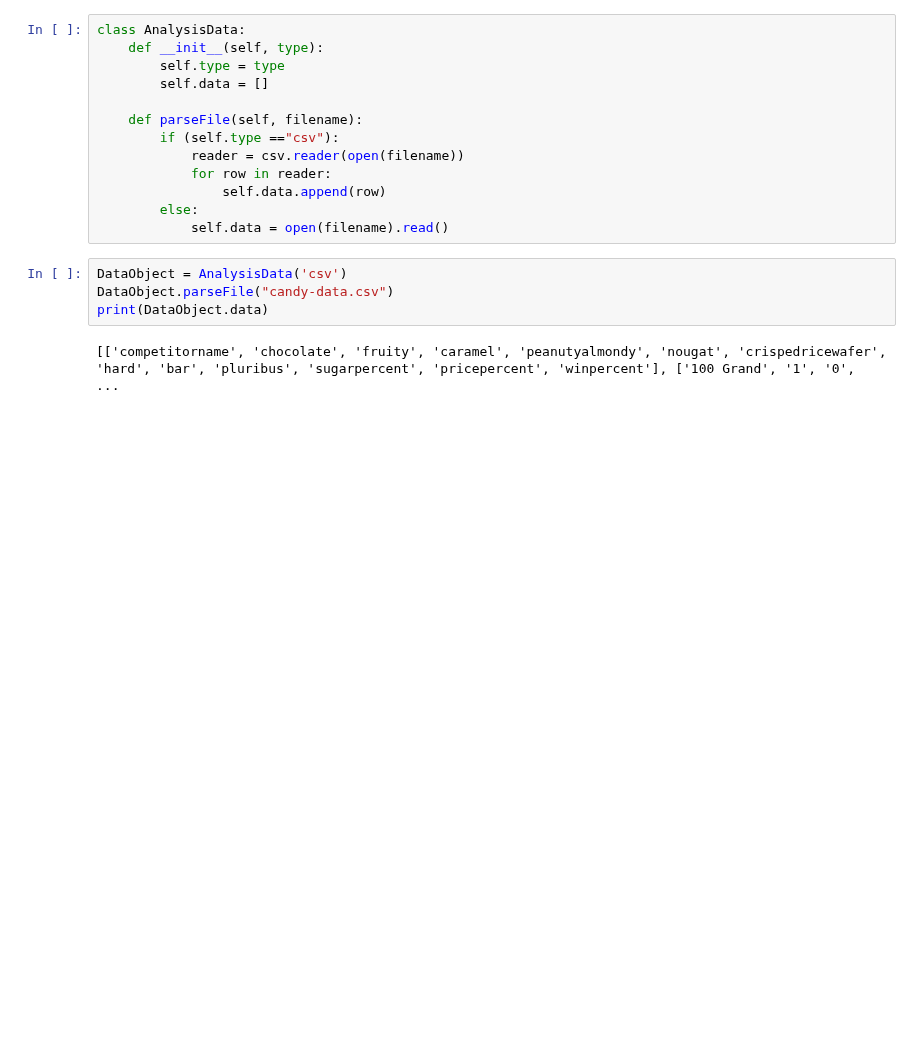
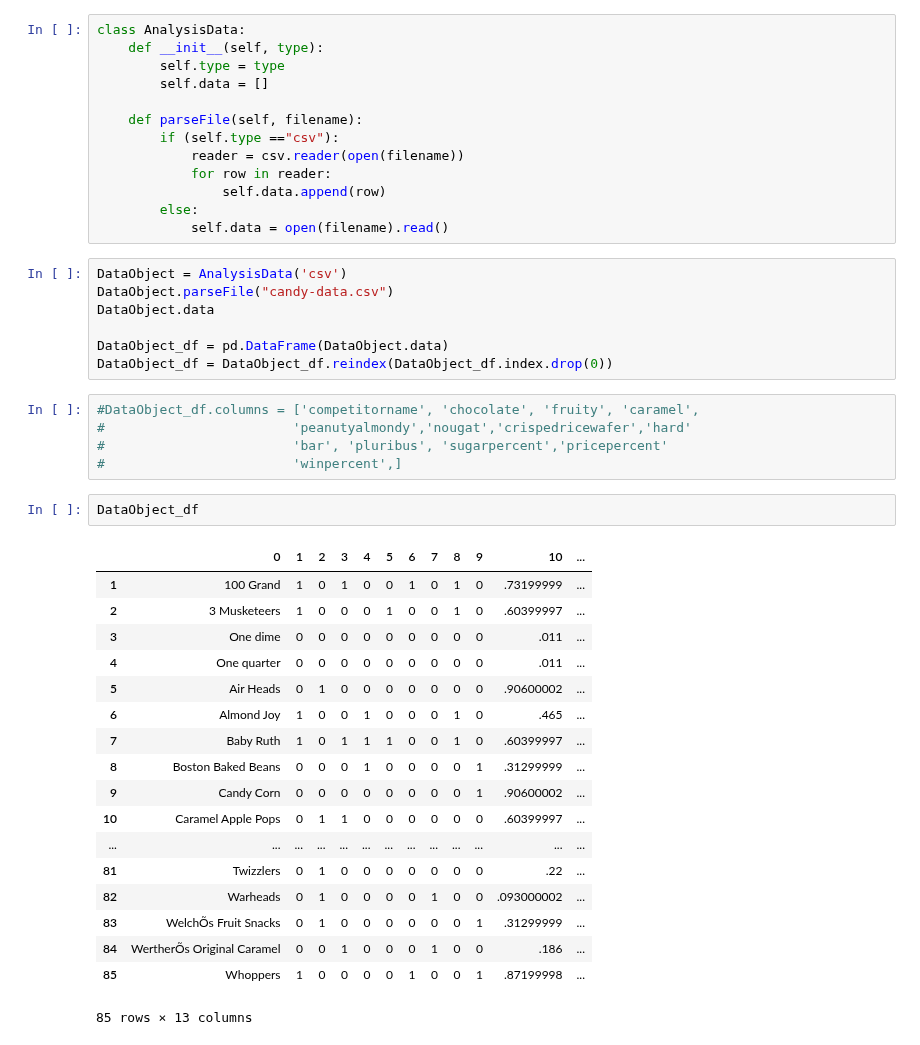
Before and after one commit to INFO3401/problem-set-9-zjlyons, a Jupyter notebook: Problem Set 9 .ipynb, the cells around one changed output. Cells and saved outputs as stored; diff of their text form; blank space fills up the shorter version.

```diff
--- a/Problem Set 9 .ipynb
+++ b/Problem Set 9 .ipynb
@@ -20,6 +21,33 @@ class AnalysisData:
 # %%
 DataObject = AnalysisData('csv')
 DataObject.parseFile("candy-data.csv")
-print(DataObject.data)
+DataObject.data
+
+DataObject_df = pd.DataFrame(DataObject.data)
+DataObject_df = DataObject_df.reindex(DataObject_df.index.drop(0))
-# %% [output]
-[['competitorname', 'chocolate', 'fruity', 'caramel', 'peanutyalmondy', 'nougat', 'crispedricewafer', 'hard', 'bar', 'pluribus', 'sugarpercent', 'pricepercent', 'winpercent'], ['100 Grand', '1', '0',  ...
+# %%
+#DataObject_df.columns = ['competitorname', 'chocolate', 'fruity', 'caramel',
+#                        'peanutyalmondy','nougat','crispedricewafer','hard'
+#                        'bar', 'pluribus', 'sugarpercent','pricepercent'
+#                        'winpercent',]
+# %%
+DataObject_df
+# %% [output]
+|  | 0 | 1 | 2 | 3 | 4 | 5 | 6 | 7 | 8 | 9 | 10 | ... |
+| 1 | 100 Grand | 1 | 0 | 1 | 0 | 0 | 1 | 0 | 1 | 0 | .73199999 | ... |
+| 2 | 3 Musketeers | 1 | 0 | 0 | 0 | 1 | 0 | 0 | 1 | 0 | .60399997 | ... |
+| 3 | One dime | 0 | 0 | 0 | 0 | 0 | 0 | 0 | 0 | 0 | .011 | ... |
+| 4 | One quarter | 0 | 0 | 0 | 0 | 0 | 0 | 0 | 0 | 0 | .011 | ... |
+| 5 | Air Heads | 0 | 1 | 0 | 0 | 0 | 0 | 0 | 0 | 0 | .90600002 | ... |
+| 6 | Almond Joy | 1 | 0 | 0 | 1 | 0 | 0 | 0 | 1 | 0 | .465 | ... |
+| 7 | Baby Ruth | 1 | 0 | 1 | 1 | 1 | 0 | 0 | 1 | 0 | .60399997 | ... |
+| 8 | Boston Baked Beans | 0 | 0 | 0 | 1 | 0 | 0 | 0 | 0 | 1 | .31299999 | ... |
+| 9 | Candy Corn | 0 | 0 | 0 | 0 | 0 | 0 | 0 | 0 | 1 | .90600002 | ... |
+| 10 | Caramel Apple Pops | 0 | 1 | 1 | 0 | 0 | 0 | 0 | 0 | 0 | .60399997 | ... |
+| ... | ... | ... | ... | ... | ... | ... | ... | ... | ... | ... | ... | ... |
+| 81 | Twizzlers | 0 | 1 | 0 | 0 | 0 | 0 | 0 | 0 | 0 | .22 | ... |
+| 82 | Warheads | 0 | 1 | 0 | 0 | 0 | 0 | 1 | 0 | 0 | .093000002 | ... |
+| 83 | WelchÕs Fruit Snacks | 0 | 1 | 0 | 0 | 0 | 0 | 0 | 0 | 1 | .31299999 | ... |
+| 84 | WertherÕs Original Caramel | 0 | 0 | 1 | 0 | 0 | 0 | 1 | 0 | 0 | .186 | ... |
+| 85 | Whoppers | 1 | 0 | 0 | 0 | 0 | 1 | 0 | 0 | 1 | .87199998 | ... |
+85 rows × 13 columns
```
Also changed, not shown: parts of 2 cells of this notebook.
